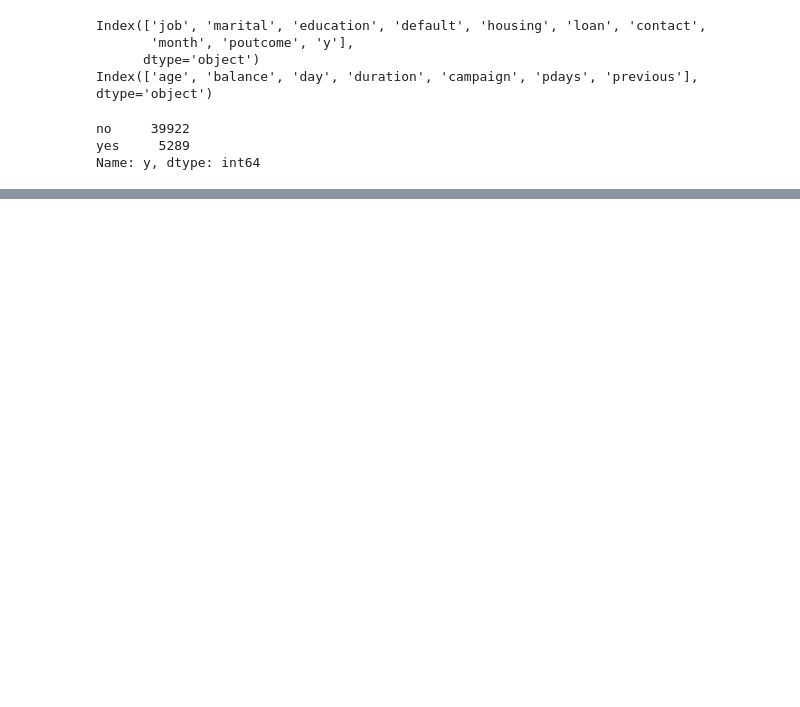
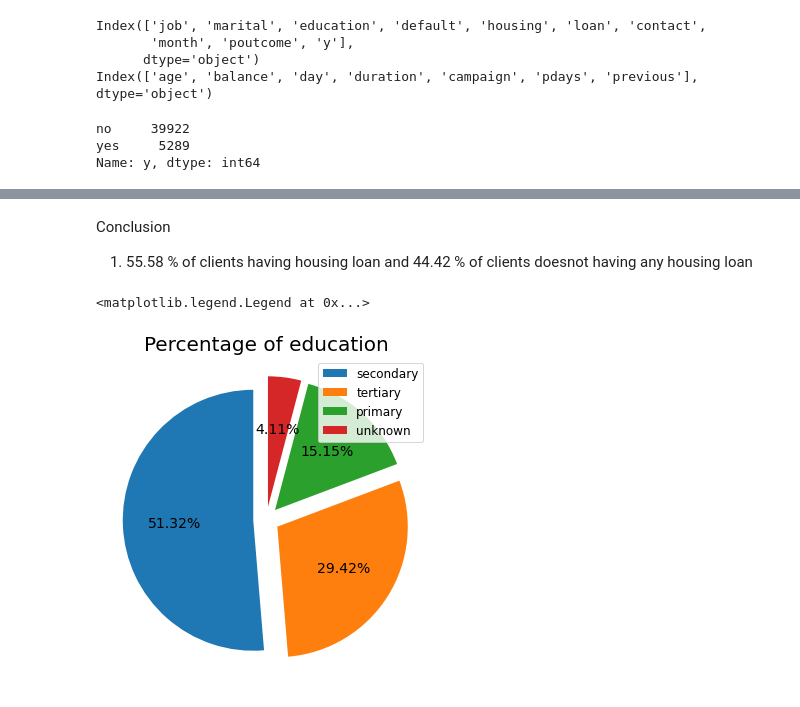
Before and after one commit to aditya8075/Bank-Marketing-Effectiveness-Prediction--Supervised-machne-learning--Classification, a Jupyter notebook: Aditya_Tadas_Bank_marketing_effectiveness_prediction_classification_project.ipynb, the cells around one changed output, grey strips where cells are left out. Drawn from its saved outputs; the diff is of its cells as text; code cells hidden in the pictures; blank space fills up the shorter version.

```diff
--- a/Aditya_Tadas_Bank_marketing_effectiveness_prediction_classification_project.ipynb
+++ b/Aditya_Tadas_Bank_marketing_effectiveness_prediction_classification_project.ipynb
@@ -155,0 +197,15 @@ Name: y, dtype: int64
+# %% [markdown]
+Conclusion
+1. 55.58 % of clients having housing loan and 44.42 % of clients doesnot having any housing loan
+# %%
+# pie chart for visualising percentage of education category of clients
+plt.figure(figsize=(7,6))
+labels = bank_df['education'].value_counts().index.tolist()
+sizes = bank_df['education'].value_counts().tolist()
+explode = (0.1, 0.1,0.1,0.1)
+plt.pie(sizes, explode=explode,autopct='%1.2f%%', startangle=90, textprops={'fontsize': 14})
+plt.title('Percentage of education', fontsize=20)
+plt.legend(labels,loc=1, prop = {'size' : 12})
+# %% [output]
+<matplotlib.legend.Legend at 0x...>
+[figure, added]
```
Also changed, not shown: parts of 56 cells of this notebook.
